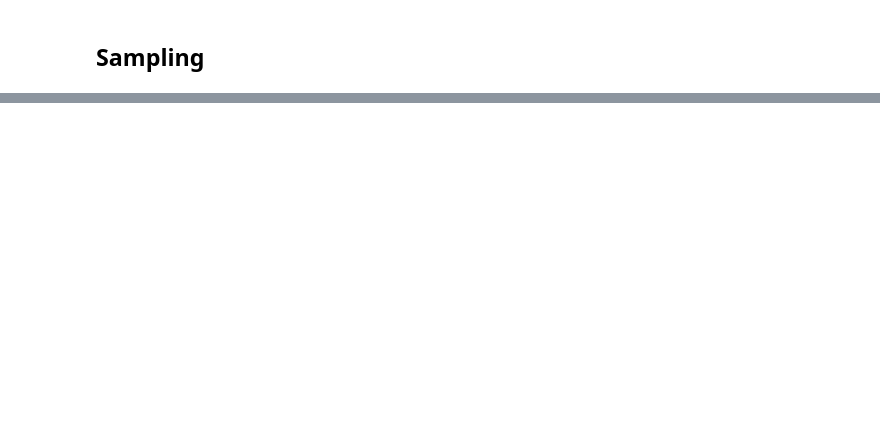
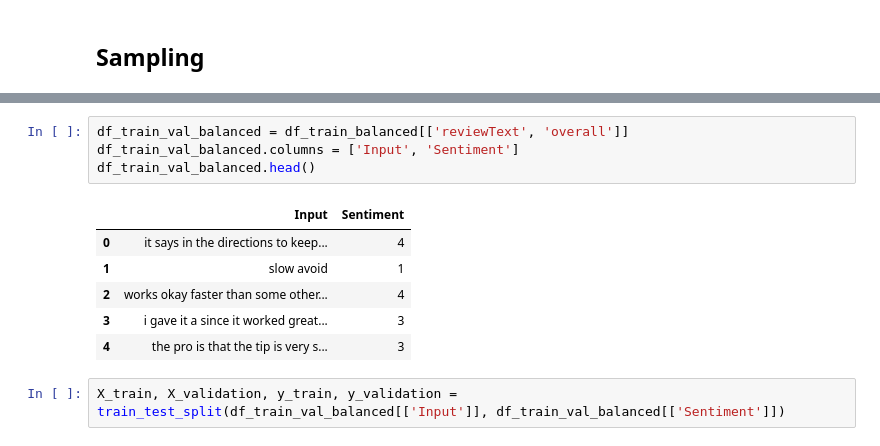
Before and after one commit to mr-robot77/Quera_G11-Project3, a Jupyter notebook: Problem2-Sentiment Analysis-NLP/Sentiment_Analysis_Amazon_NLP_Q3.ipynb, the cells around one changed output, grey strips where cells are left out. Cells and saved outputs as stored; diff of their text form; blank space fills up the shorter version.

```diff
--- a/Problem2-Sentiment Analysis-NLP/Sentiment_Analysis_Amazon_NLP_Q3.ipynb
+++ b/Problem2-Sentiment Analysis-NLP/Sentiment_Analysis_Amazon_NLP_Q3.ipynb
@@ -303,0 +598,13 @@ Name: count, dtype: int64
+# %%
+df_train_val_balanced = df_train_balanced[['reviewText', 'overall']]
+df_train_val_balanced.columns = ['Input', 'Sentiment']
+df_train_val_balanced.head()
+# %% [output]
+|  | Input | Sentiment |
+| 0 | it says in the directions to keep... | 4 |
+| 1 | slow avoid | 1 |
+| 2 | works okay faster than some other... | 4 |
+| 3 | i gave it a since it worked great... | 3 |
+| 4 | the pro is that the tip is very s... | 3 |
+# %%
+X_train, X_validation, y_train, y_validation = train_test_split(df_train_val_balanced[['Input']], df_train_val_balanced[['Sentiment']])
```
Also changed, not shown: parts of 113 cells of this notebook.
